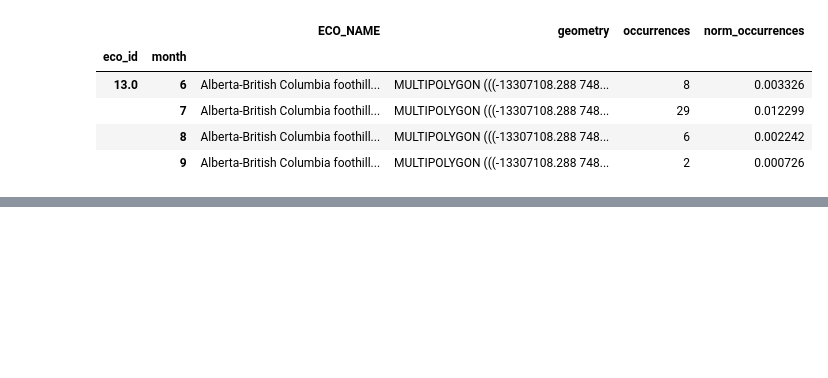
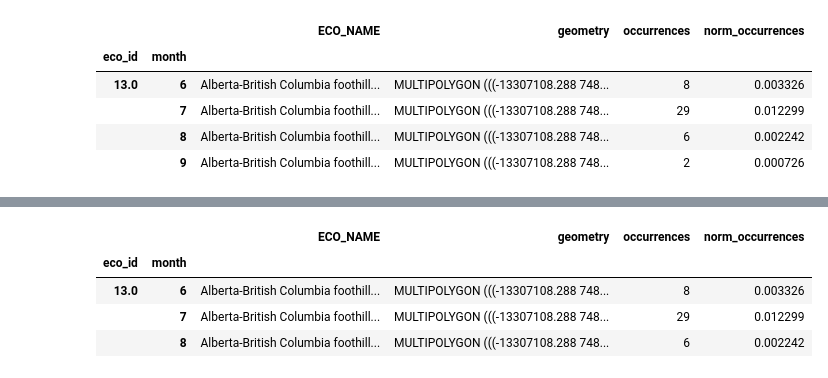
Before and after one commit to earthlab-education/species-distribution-coding-challenge-hanried, a Jupyter notebook: notebooks/05_pelican_migration.ipynb, the cells around one changed output, grey strips where cells are left out. Saved outputs shown, nothing was run; the diff lists cells and outputs as text; code cells hidden in the pictures; blank space fills up the shorter version.

```diff
--- a/notebooks/05_pelican_migration.ipynb
+++ b/notebooks/05_pelican_migration.ipynb
@@ -503,0 +544,8 @@ BokehModel(combine_events=True, render_bundle={'docs_json': {'3dfcd1df-77e6-4d62
+# %%
+pe_occ_gdf.head(3)
+# %% [output]
+|  |  | ECO_NAME | geometry | occurrences | norm_occurrences |
+| eco_id | month |  |  |  |  |
+| 13.0 | 6 | Alberta-British Columbia foothill... | MULTIPOLYGON (((-13307108.288 748... | 8 | 0.003326 |
+|  | 7 | Alberta-British Columbia foothill... | MULTIPOLYGON (((-13307108.288 748... | 29 | 0.012299 |
+|  | 8 | Alberta-British Columbia foothill... | MULTIPOLYGON (((-13307108.288 748... | 6 | 0.002242 |
```
Also changed, not shown: parts of 7 cells of this notebook, 1 other file.
